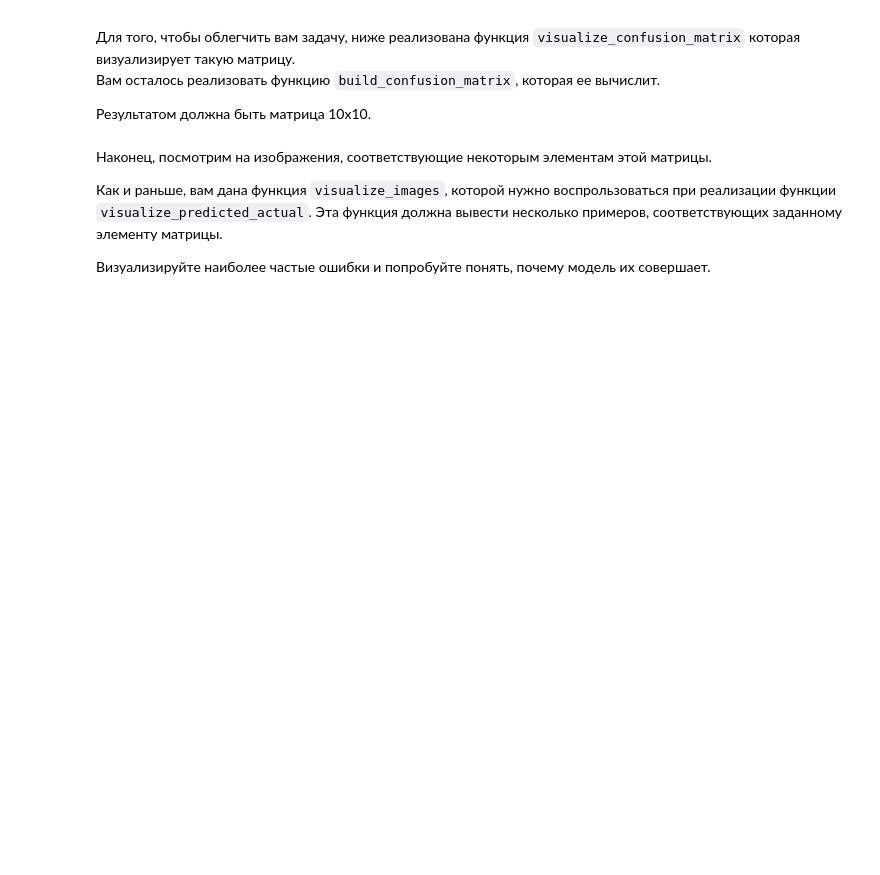
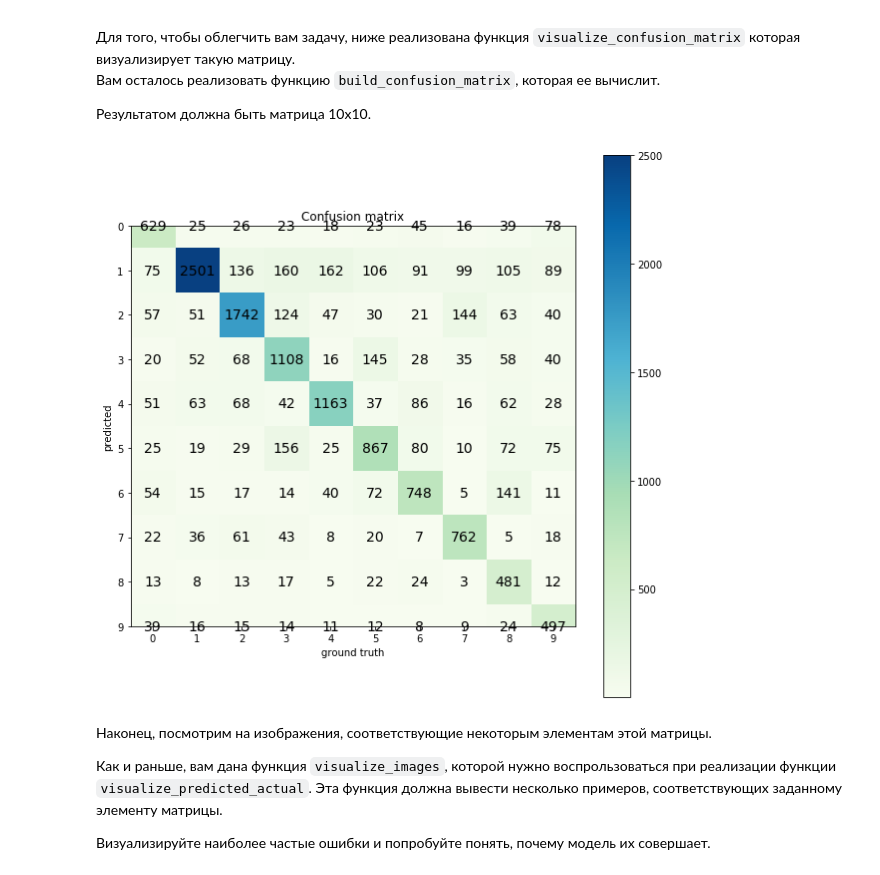
Before and after one commit to ChechkovEugene/dlcourse_ai, a Jupyter notebook: assignments/assignment2/PyTorch.ipynb, the cells around one changed output. Cells and saved outputs as stored; diff of their text form; code cells hidden in the pictures; blank space fills up the shorter version.

```diff
--- a/assignments/assignment2/PyTorch.ipynb
+++ b/assignments/assignment2/PyTorch.ipynb
@@ -307,7 +307,20 @@ def evaluate_model(model, dataset, indices):
     # and ground truth labels
     # Hint: SubsetSampler above could be useful!
 
-    raise Exception("Not implemented")
+    eval_sampler = SubsetSampler(indices)
+    eval_loader = torch.utils.data.DataLoader(dataset,
+                                         sampler=eval_sampler , batch_size=len(indices))
+    predictions = np.array([])
+    ground_truth = np.array([])
+
+    for i_step, (x, y) in enumerate(eval_loader):
+            prediction = model(x)
+            loss_value = loss(prediction, y)
+
+            _, preds = torch.max(prediction, 1)
+            ground_truth = np.concatenate((ground_truth, y))
+            predictions = np.concatenate((predictions, preds))
+
 
     return predictions, ground_truth
 
@@ -345,34 +358,42 @@ def visualize_confusion_matrix(confusion_matrix):
     size = confusion_matrix.shape[0]
     fig = plt.figure(figsize=(10,10))
     plt.title("Confusion matrix")
     plt.ylabel("predicted")
     plt.xlabel("ground truth")
     res = plt.imshow(confusion_matrix, cmap='GnBu', interpolation='nearest')
     cb = fig.colorbar(res)
     plt.xticks(np.arange(size))
     plt.yticks(np.arange(size))
     for i, row in enumerate(confusion_matrix):
         for j, count in enumerate(row):
             plt.text(j, i, count, fontsize=14, horizontalalignment='center', verticalalignment='center')
 
 def build_confusion_matrix(predictions, ground_truth):
     """
     Builds confusion matrix from predictions and ground truth
 
     predictions: np array of ints, model predictions for all validation samples
     ground_truth: np array of ints, ground truth for all validation samples
 
     Returns:
     np array of ints, (10,10), counts of samples for predicted/ground_truth classes
     """
+    preds = np.array(predictions, np.int)
+    gt = np.array(ground_truth, np.int)
 
     confusion_matrix = np.zeros((10,10), np.int)
 
+    for pc in range(10):
+        for ac in range(10):
+            confusion_matrix[pc, ac] = np.sum(np.logical_and(preds == pc, gt == ac))
+
     # TODO: Implement filling the prediction matrix
-    return np.array([[40, 2, 3], [10, 50,0], [0, 2, 80]])
+    return confusion_matrix
 
 confusion_matrix = build_confusion_matrix(predictions, gt)
 visualize_confusion_matrix(confusion_matrix)
+# %% [output]
+[figure, added]
 # %% [markdown]
 Наконец, посмотрим на изображения, соответствующие некоторым элементам этой матрицы.
 
```
Also changed, not shown: parts of 7 cells of this notebook.
